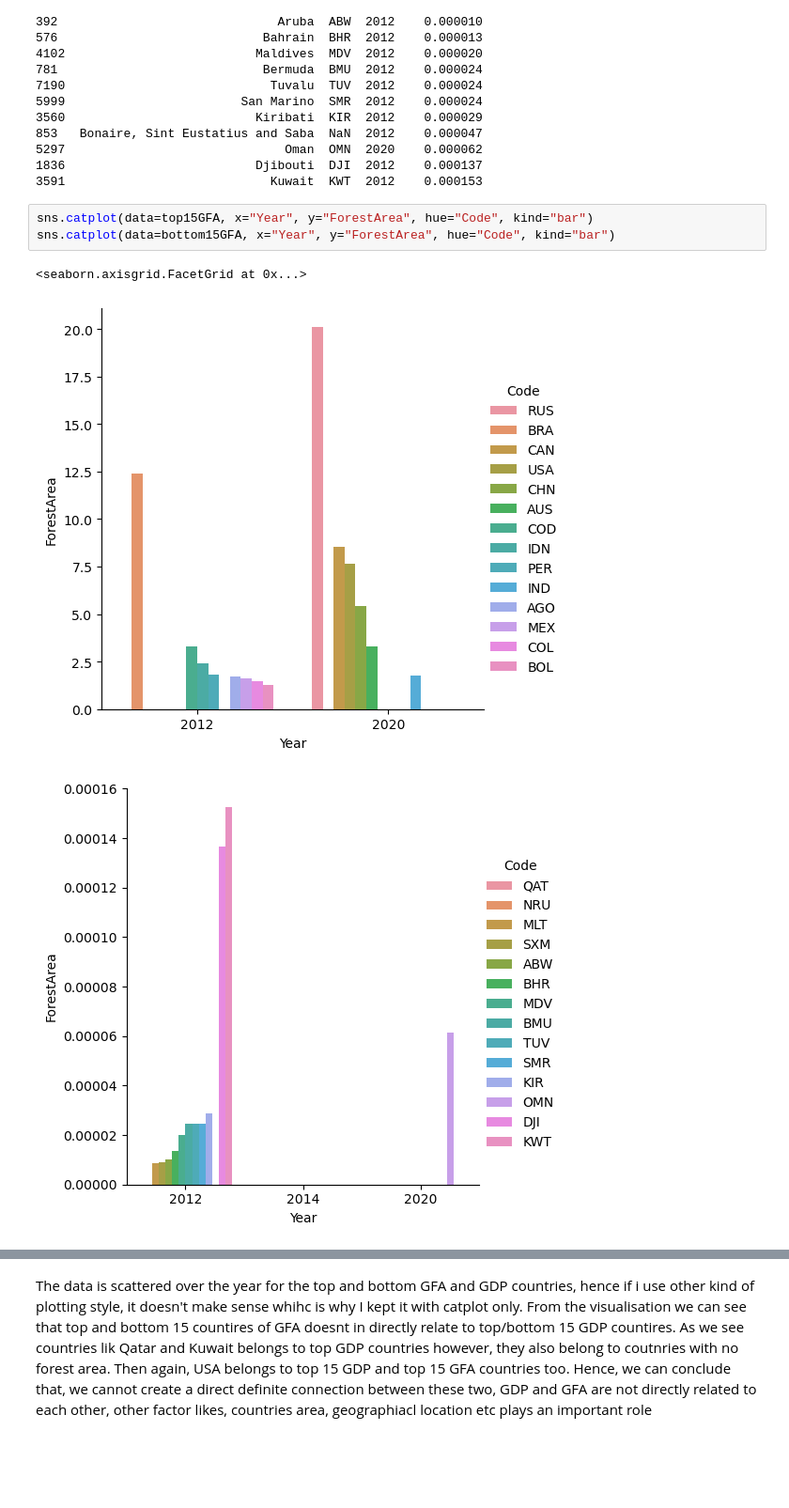
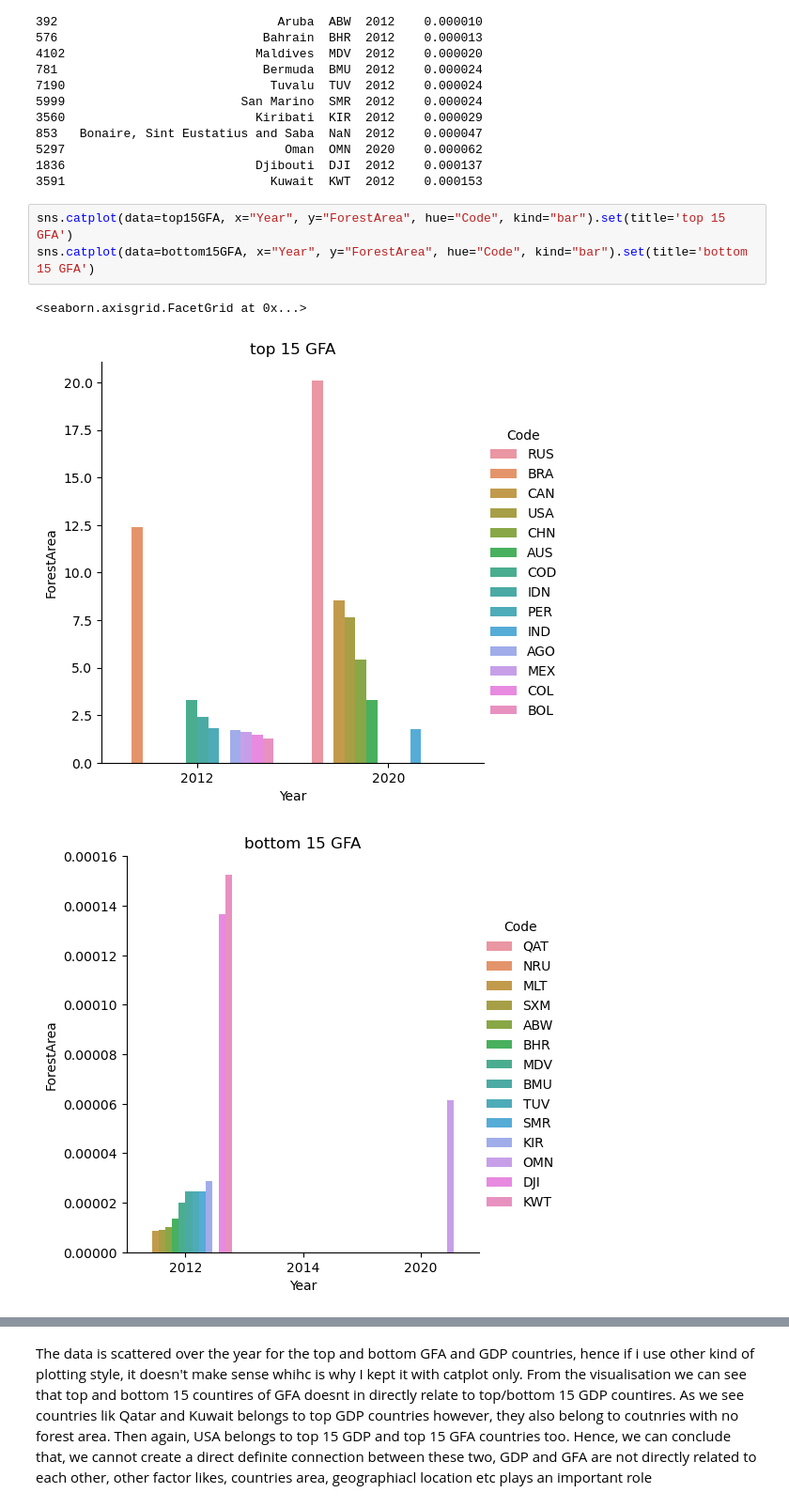
Before and after one commit to ubco-W2022T1-cosc301/project-group42, a Jupyter notebook: notebooks/analysis1.ipynb, the cells around one changed output, grey strips where cells are left out. Shown at 94% size. Drawn from its saved outputs; the diff is of its cells as text; blank space fills up the shorter version.

```diff
--- a/notebooks/analysis1.ipynb
+++ b/notebooks/analysis1.ipynb
@@ -322,12 +322,12 @@ print(bottom15GFA)
 1836                          Djibouti  DJI  2012    0.000137
 3591                            Kuwait  KWT  2012    0.000153
 # %%
-sns.catplot(data=top15GFA, x="Year", y="ForestArea", hue="Code", kind="bar")
-sns.catplot(data=bottom15GFA, x="Year", y="ForestArea", hue="Code", kind="bar")
+sns.catplot(data=top15GFA, x="Year", y="ForestArea", hue="Code", kind="bar").set(title='top 15 GFA')
+sns.catplot(data=bottom15GFA, x="Year", y="ForestArea", hue="Code", kind="bar").set(title='bottom 15 GFA')
 # %% [output]
 <seaborn.axisgrid.FacetGrid at 0x...>
-[figure, old version]
+[figure, new version]
-[figure, old version]
+[figure, new version]
 # %%
 
 
```
Also changed, not shown: parts of 3 cells of this notebook, 5 other files.
